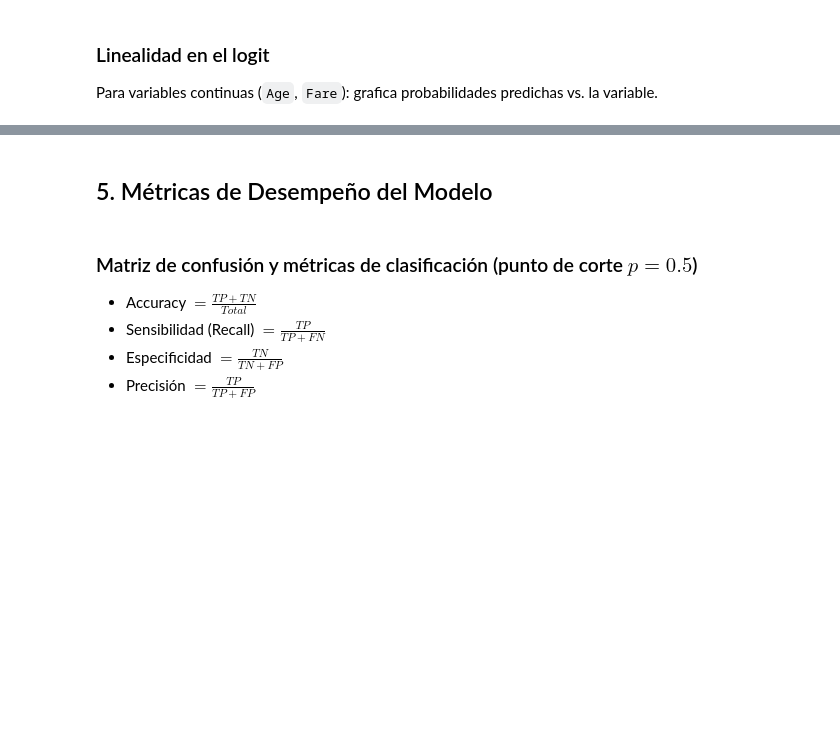
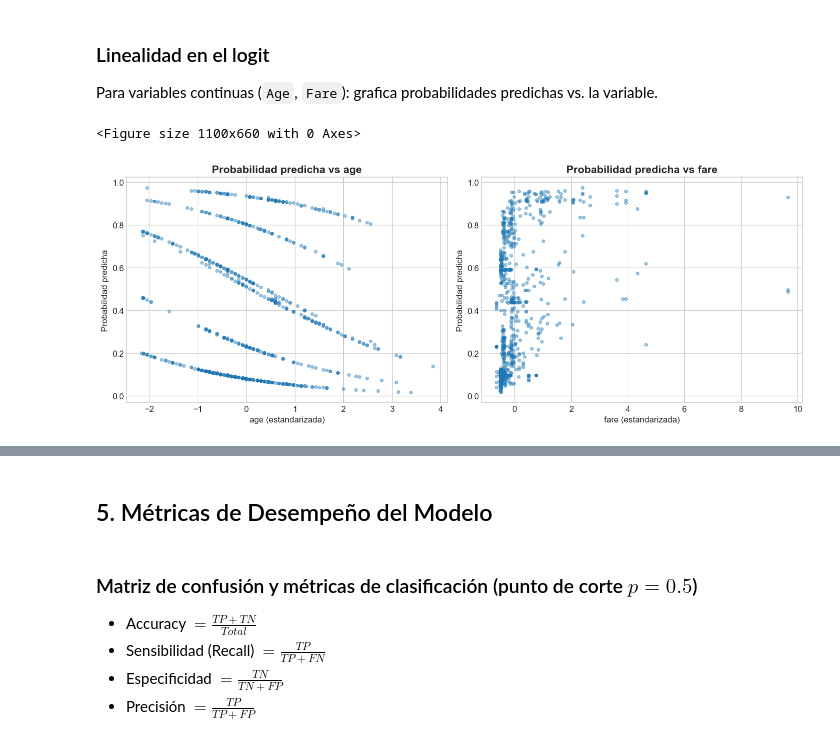
Before and after one commit to RemiH06/AEM, a Jupyter notebook: P4E4_Gael_Jose_Remi.ipynb, the cells around one changed output, grey strips where cells are left out. Saved outputs shown, nothing was run; the diff lists cells and outputs as text; code cells hidden in the pictures; blank space fills up the shorter version.

```diff
--- a/P4E4_Gael_Jose_Remi.ipynb
+++ b/P4E4_Gael_Jose_Remi.ipynb
@@ -435,3 +427,20 @@ $$P(\text{Survived}=1\mid X) = \frac{1}{1+e^{-(\beta_0+\beta_1\cdot\text{Age}+\c
 - `Embarked`: elimina registros o usa la categoría más frecuente
 # %%
 # Imputación de Age por mediana según Pclass, Fare por mediana general, Embarked
+df = titanic[['survived', 'age', 'pclass', 'sex', 'fare', 'embarked']].copy()
+
+print("Valores faltantes ANTES de imputar:")
+print(df.isnull().sum())
+
+# Age: mediana por clase de pasaje (Pclass)
+print("\nMediana de Age por Pclass:")
+print(df.groupby('pclass')['age'].median())
+df['age'] = df['age'].fillna(df.groupby('pclass')['age'].transform('median'))
+
+# Fare: mediana general
+df['fare'] = df['fare'].fillna(df['fare'].median())
+
+# Embarked: categoría más frecuente (moda)
+moda_embarked = df['embarked'].mode()[0]
+print(f"\nCategoría más frecuente de Embarked: {moda_embarked}")
+df['embarked'] = df['embarked'].fillna(moda_embarked)
@@ -441,8 +468,14 @@ $$P(\text{Survived}=1\mid X) = \frac{1}{1+e^{-(\beta_0+\beta_1\cdot\text{Age}+\c
 - Reporta antes/después
 # %%
 # Codificación de Sex como binaria
+df['sex'] = df['sex'].map({'female': 1, 'male': 0})
 # %% [markdown]
 ### Estandarización (opcional pero recomendado)
 Estandariza `Age` y `Fare`. Reporta media y desviación estándar antes y después.
 # %%
 # Estandarización de Age y Fare
+# Z-score: (x - media) / desviación estándar
+for col in ['age', 'fare']:
+    df[col] = (df[col] - df[col].mean()) / df[col].std()
+
+df.head()
@@ -451,5 +491,6 @@ Estandariza `Age` y `Fare`. Reporta media y desviación estándar antes y despu
 
 Ajusta el modelo de regresión logística por Máxima Verosimilitud.
 # %%
-# tip: modelo_log = smf.logit('survived ~ age + pclass + sex + fare', data=df).fit()
 # print(modelo_log.summary())
+modelo_log = smf.logit('survived ~ age + pclass + sex + fare', data=df).fit()
+print(modelo_log.summary())
@@ -488,3 +608,17 @@ VIF > 5–10 indica problema.
 Para variables continuas (`Age`, `Fare`): grafica probabilidades predichas vs. la variable.
 # %%
 # Gráfico de probabilidades predichas vs Age / Fare
+df['prob_pred'] = modelo_log.predict(df)
+
+plt.figure()
+fig, axes = plt.subplots(1, 2, figsize=(13, 5))
+for ax, var in zip(axes, ['age', 'fare']):
+    ax.scatter(df[var], df['prob_pred'], alpha=0.4, s=15)
+    ax.set_xlabel(f'{var} (estandarizada)')
+    ax.set_ylabel('Probabilidad predicha')
+    ax.set_title(f'Probabilidad predicha vs {var}')
+plt.tight_layout()
+plt.show()
+# %% [output]
+<Figure size 1100x660 with 0 Axes>
+[figure, added]
```
Also changed, not shown: parts of 31 cells of this notebook.
